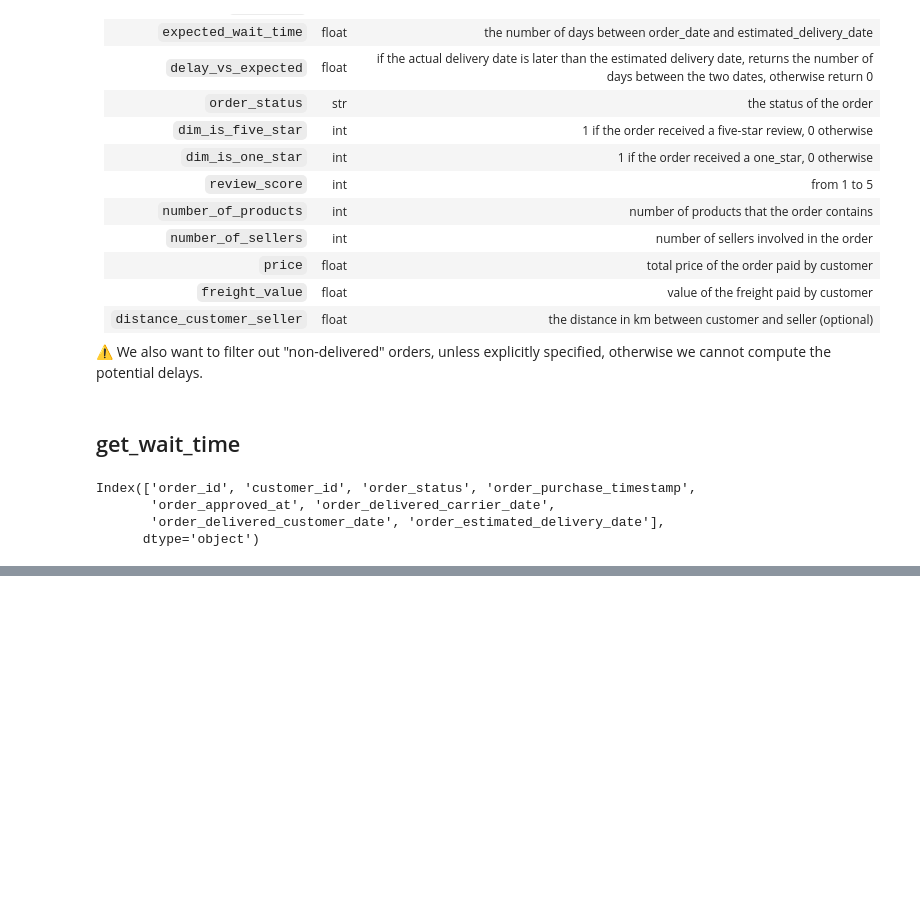
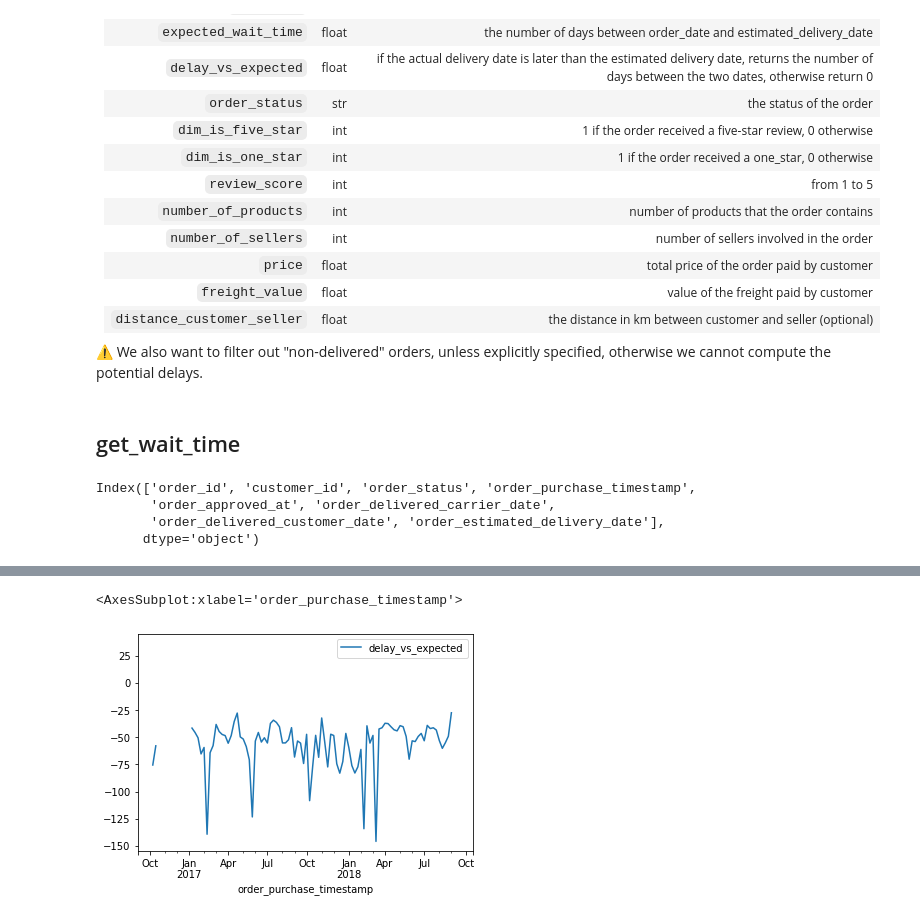
Before and after one commit to 1985shree/olist, a Jupyter notebook: notebooks/note4_reviews_and_sellers.ipynb, the cells around one changed output, grey strips where cells are left out. Drawn from its saved outputs; the diff is of its cells as text; code cells hidden in the pictures; blank space fills up the shorter version.

```diff
--- a/notebooks/note4_reviews_and_sellers.ipynb
+++ b/notebooks/note4_reviews_and_sellers.ipynb
@@ -72,0 +75,5 @@ order[['order_purchase_timestamp', 'delay_vs_expected']].set_index('order_purcha
+# %%
+order[['order_purchase_timestamp', 'delay_vs_expected']].set_index('order_purchase_timestamp').resample('W').min().plot()
+# %% [output]
+<AxesSubplot:xlabel='order_purchase_timestamp'>
+[figure, added]
```
Also changed, not shown: parts of 16 cells of this notebook.
